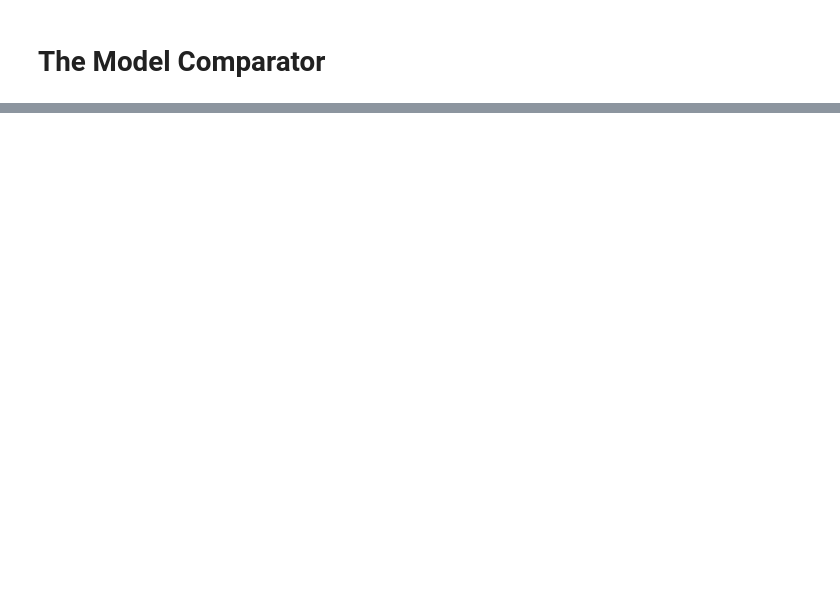
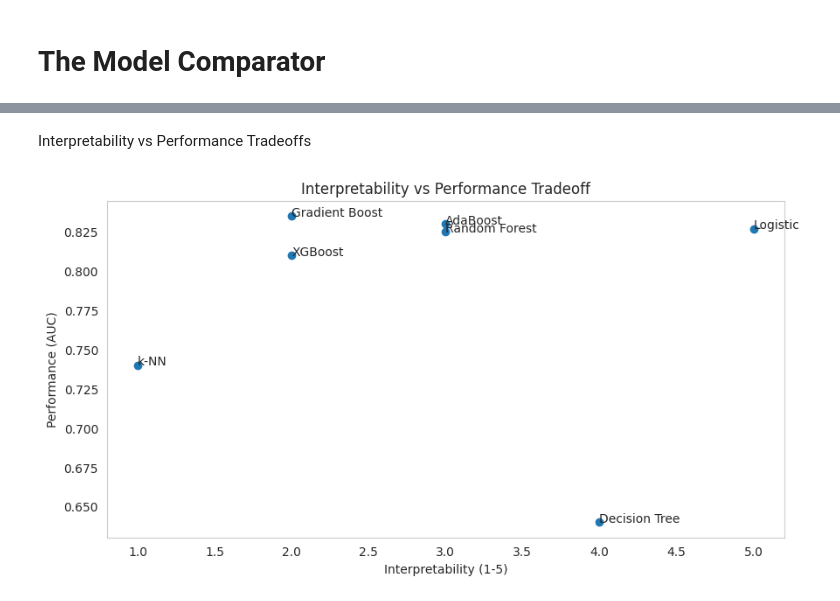
Before and after one commit to albert-raphael/alpha-group, a Jupyter notebook: Notebooks/flu shot.ipynb, the cells around one changed output, grey strips where cells are left out. Cells and saved outputs as stored; diff of their text form; code cells hidden in the pictures; blank space fills up the shorter version.

```diff
--- a/Notebooks/flu shot.ipynb
+++ b/Notebooks/flu shot.ipynb
@@ -2800,0 +2966,21 @@ class ModelComparator:
+# %% [markdown]
+Interpretability vs Performance Tradeoffs
+# %%
+# Interpretability vs Performance Tradeoffs
+
+
+models = ['Logistic', 'Decision Tree', 'Random Forest', 'XGBoost', 'Gradient Boost', 'AdaBoost', 'k-NN']
+interpretability = [5, 4, 3, 2, 2, 3, 1]  # Scale 1-5 (5=most interpretable)
+performance = [0.827, 0.640, 0.825, 0.810, 0.835, 0.830, 0.740]  # H1N1 AUC
+
+plt.figure(figsize=(10,5))
+plt.scatter(interpretability, performance)
+for i, model in enumerate(models):
+    plt.annotate(model, (interpretability[i], performance[i]))
+plt.xlabel('Interpretability (1-5)')
+plt.ylabel('Performance (AUC)')
+plt.title('Interpretability vs Performance Tradeoff')
+plt.grid()
+plt.show()
+# %% [output]
+[figure, added]
```
Also changed, not shown: parts of 26 cells of this notebook.
